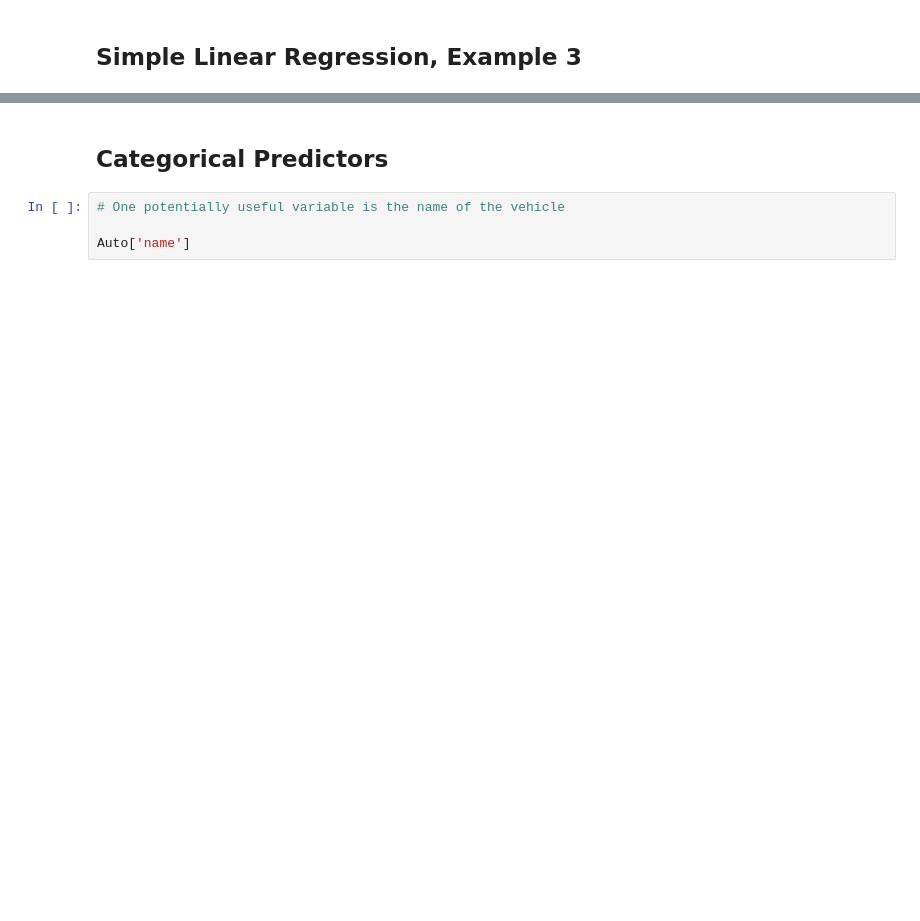
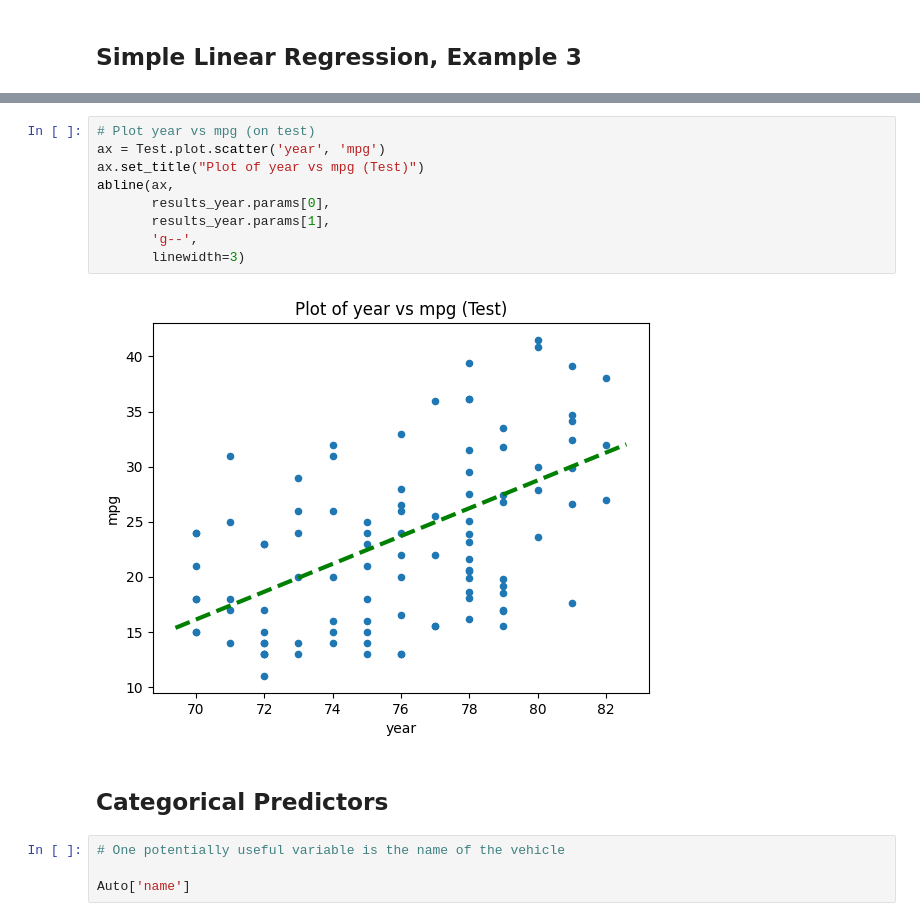
Before and after one commit to katesnow1/code_2600, a Jupyter notebook: linear_regression_1.ipynb, the cells around one changed output, grey strips where cells are left out. Drawn from its saved outputs; the diff is of its cells as text; blank space fills up the shorter version.

```diff
--- a/linear_regression_1.ipynb
+++ b/linear_regression_1.ipynb
@@ -287,3 +474,14 @@ ax.axhline(0, c='k', ls='--');
+# %%
+# Plot year vs mpg (on test)
+ax = Test.plot.scatter('year', 'mpg')
+ax.set_title("Plot of year vs mpg (Test)")
+abline(ax,
+       results_year.params[0],
+       results_year.params[1],
+       'g--',
+       linewidth=3)
+# %% [output]
+[figure, added]
 # %% [markdown]
 ## Categorical Predictors
 # %%
```
Also changed, not shown: parts of 33 cells of this notebook.
